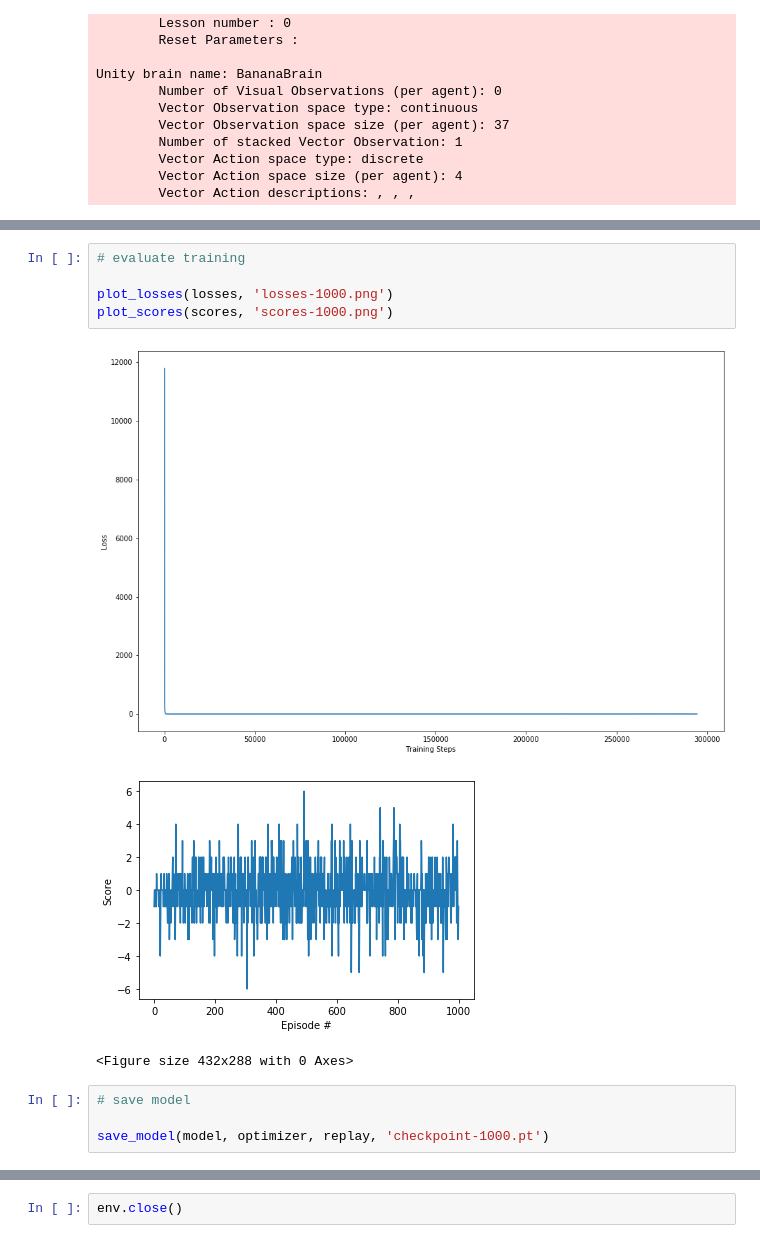
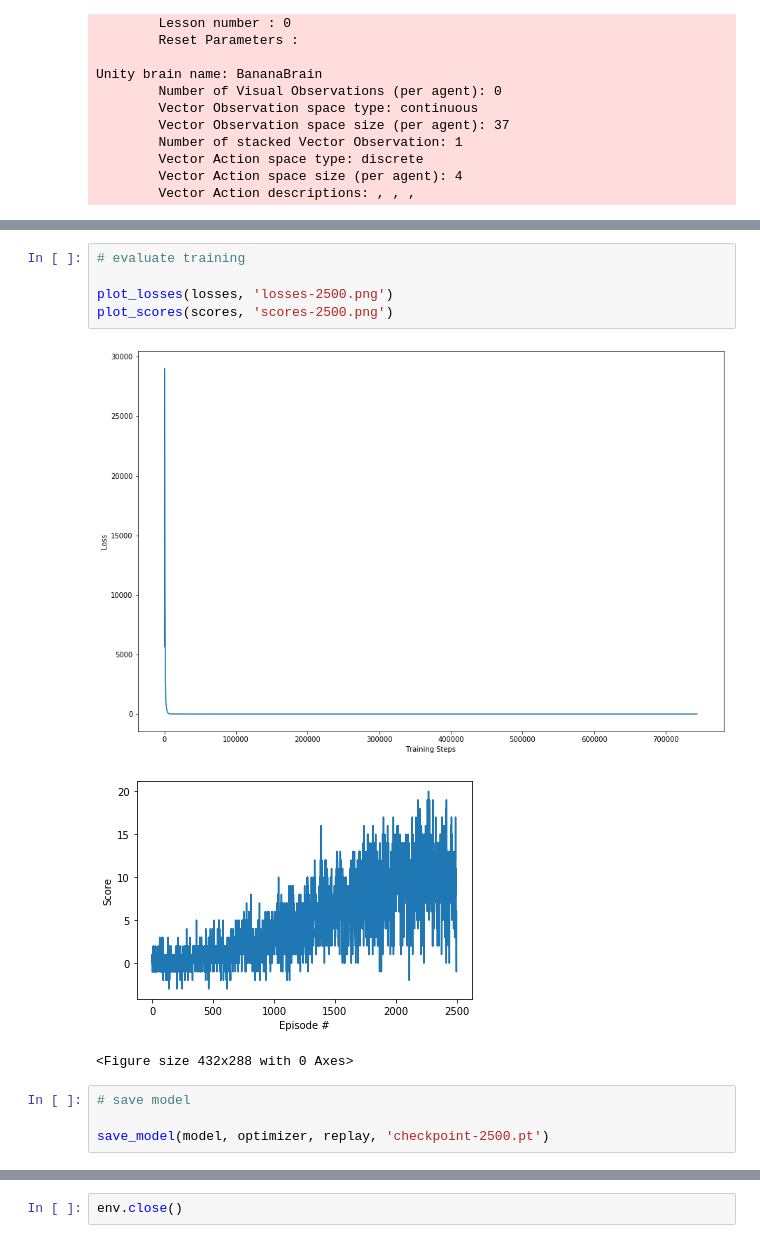
Before and after one commit to larryschirmer/deep_rl_navigation, a Jupyter notebook: Main.ipynb, the cells around one changed output, grey strips where cells are left out. Drawn from its saved outputs; the diff is of its cells as text.

```diff
--- a/Main.ipynb
+++ b/Main.ipynb
@@ -85,16 +85,16 @@ epoch 999, loss: 21.32, score: -1.0
 # %%
 # evaluate training
 
-plot_losses(losses, 'losses-1000.png')
-plot_scores(scores, 'scores-1000.png')
+plot_losses(losses, 'losses-2500.png')
+plot_scores(scores, 'scores-2500.png')
 # %% [output]
-[figure, old version]
+[figure, new version]
-[figure, old version]
+[figure, new version]
 <Figure size 432x288 with 0 Axes>
 # %%
 # save model
 
-save_model(model, optimizer, replay, 'checkpoint-1000.pt')
+save_model(model, optimizer, replay, 'checkpoint-2500.pt')
 # %%
 # test model
 
```
Also changed, not shown: parts of 8 cells of this notebook, 4 other files.
